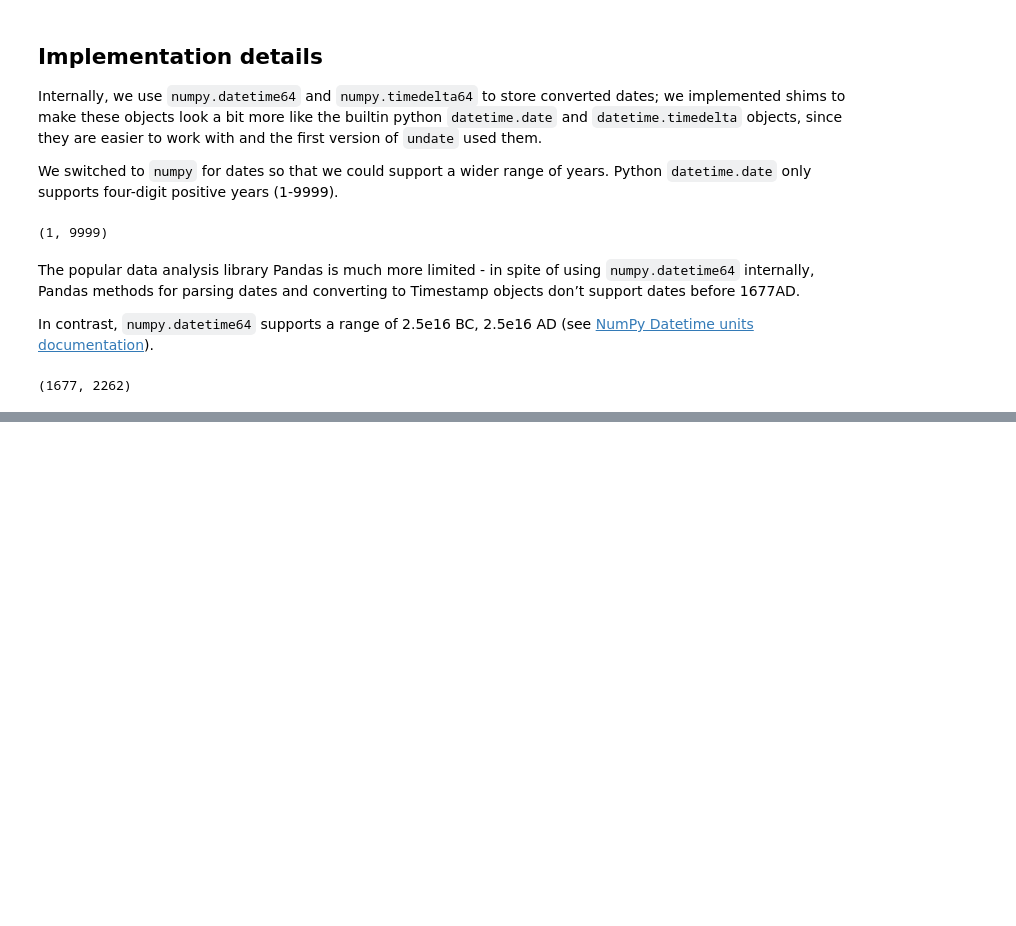
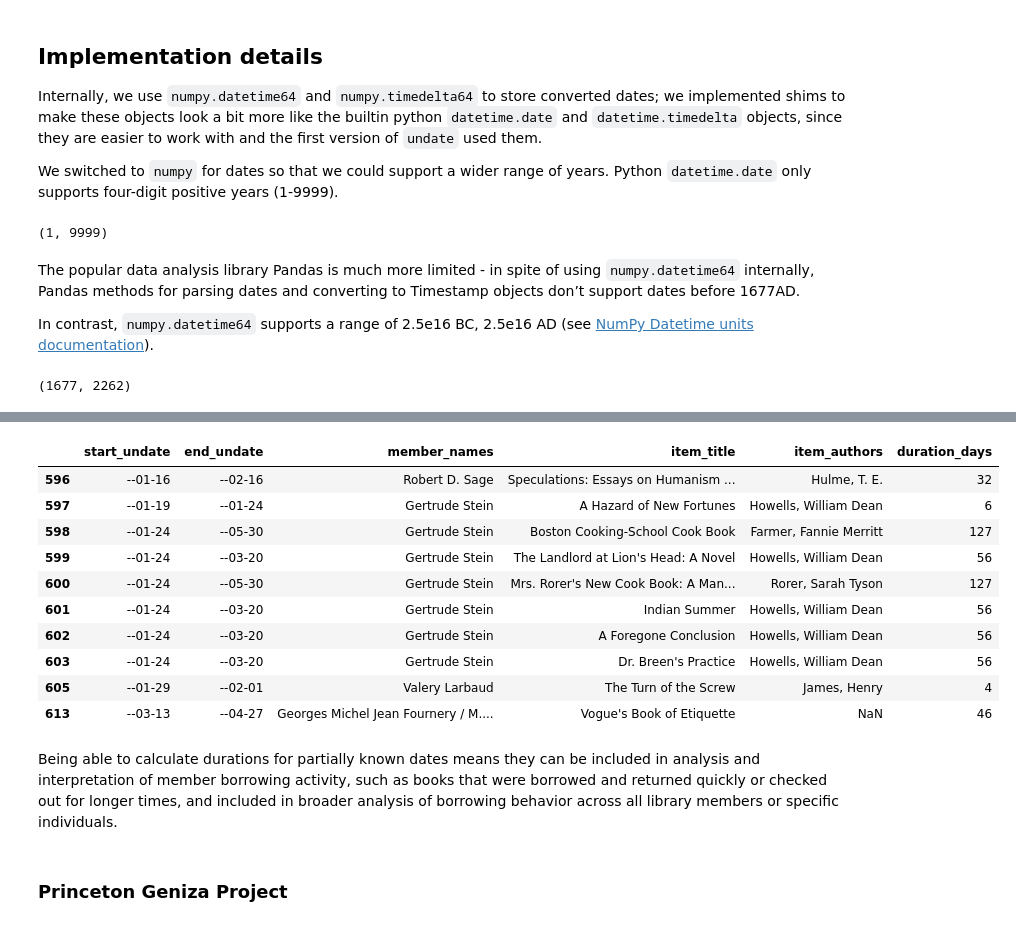
Before and after one commit to rlskoeser/undate-notebook-usrse25, a Jupyter notebook: undate-overview.ipynb, the cells around one changed output, grey strips where cells are left out. Drawn from its saved outputs; the diff is of its cells as text; code cells hidden in the pictures; blank space fills up the shorter version.

Commit message:
Add S&co example use case

```diff
--- a/undate-overview.ipynb
+++ b/undate-overview.ipynb
@@ -527,0 +616,37 @@ pd.Timestamp.min.year, pd.Timestamp.max.year
+# %%
+def undate_duration(start, end):
+    # create an interval from start and end date, and return duration in days
+
+    # we have one case where the start date has a known year but the end date does not, which undate currently does not support
+    if start.known_year and not end.known_year:
+        # as a workaround, convert to an unknown year
+        start = Undate(month=start.month, day=start.day)
+
+    try:
+        return UndateInterval(earliest=start, latest=end).duration().days
+    except ValueError as err:
+       # we have at least one case where a book was checked out and returned the same day
+        if str(start) == str(end):
+            return 1
+
+
+borrow_events['duration_days'] = borrow_events.apply(lambda row: undate_duration(row.start_undate, row.end_undate), axis=1)
+
+# subset fields to make display more intelligible
+borrow_events[["start_undate", "end_undate", "member_names", "item_title", "item_authors", "duration_days"]].head(10)
+# %% [output]
+|  | start_undate | end_undate | member_names | item_title | item_authors | duration_days |
+| 596 | --01-16 | --02-16 | Robert D. Sage | Speculations: Essays on Humanism ... | Hulme, T. E. | 32 |
+| 597 | --01-19 | --01-24 | Gertrude Stein | A Hazard of New Fortunes | Howells, William Dean | 6 |
+| 598 | --01-24 | --05-30 | Gertrude Stein | Boston Cooking-School Cook Book | Farmer, Fannie Merritt | 127 |
+| 599 | --01-24 | --03-20 | Gertrude Stein | The Landlord at Lion's Head: A Novel | Howells, William Dean | 56 |
+| 600 | --01-24 | --05-30 | Gertrude Stein | Mrs. Rorer's New Cook Book: A Man... | Rorer, Sarah Tyson | 127 |
+| 601 | --01-24 | --03-20 | Gertrude Stein | Indian Summer | Howells, William Dean | 56 |
+| 602 | --01-24 | --03-20 | Gertrude Stein | A Foregone Conclusion | Howells, William Dean | 56 |
+| 603 | --01-24 | --03-20 | Gertrude Stein | Dr. Breen's Practice | Howells, William Dean | 56 |
+| 605 | --01-29 | --02-01 | Valery Larbaud | The Turn of the Screw | James, Henry | 4 |
+| 613 | --03-13 | --04-27 | Georges Michel Jean Fournery / M.... | Vogue's Book of Etiquette | NaN | 46 |
+# %% [markdown]
+Being able to calculate durations for partially known dates means they can be included in analysis and interpretation of member borrowing activity, such as books that were borrowed and returned quickly or checked out for longer times, and included in broader analysis of borrowing behavior across all library members or specific individuals.
+# %% [markdown]
+### Princeton Geniza Project
```
Also changed, not shown: parts of 8 cells of this notebook, 2 other files.
